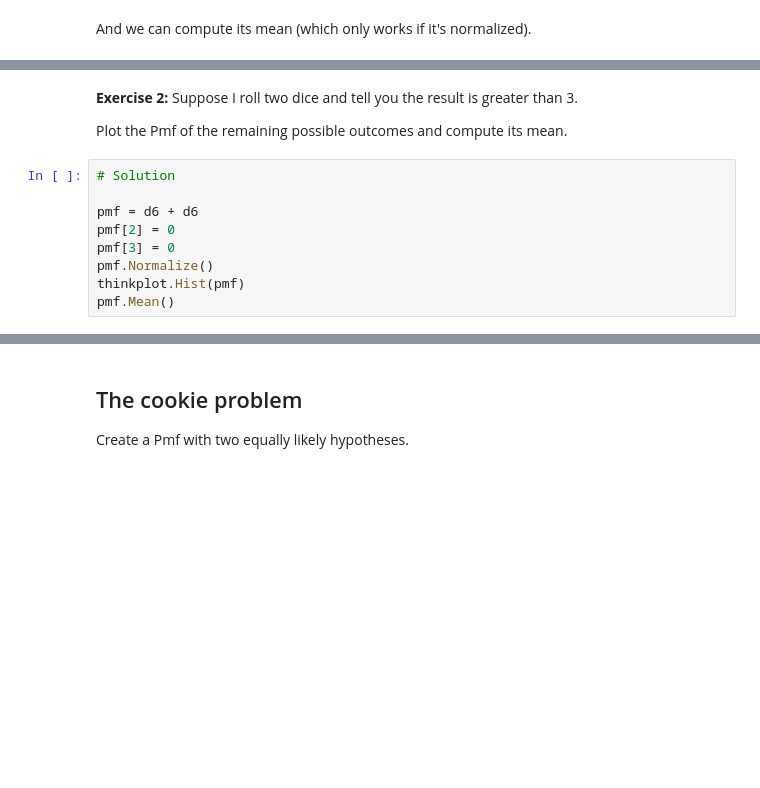
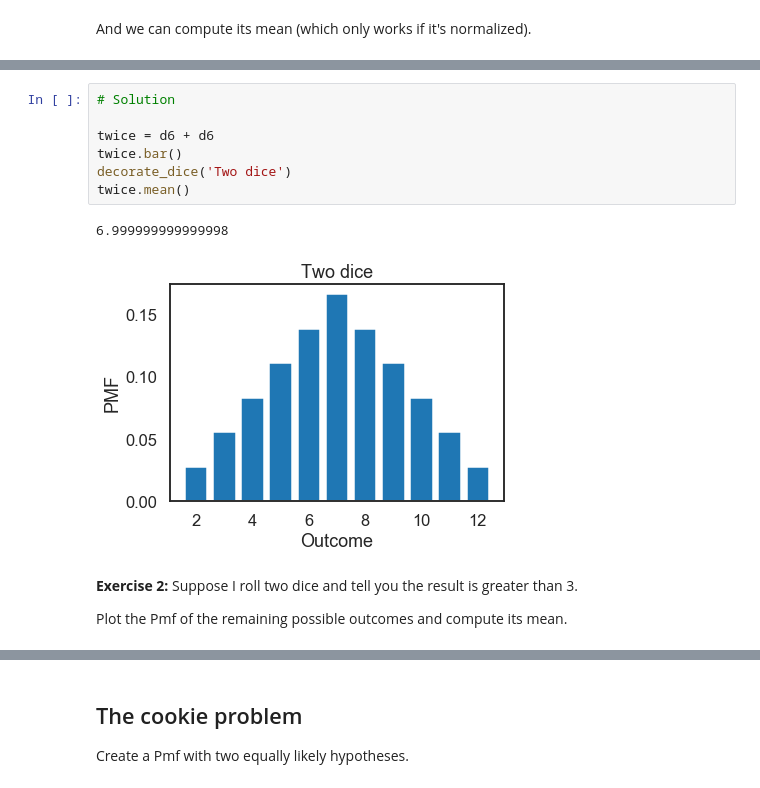
Before and after one commit to AllenDowney/BayesMadeSimple, a Jupyter notebook: workshop01soln.ipynb, the cells around one changed output, grey strips where cells are left out. Drawn from its saved outputs; the diff is of its cells as text; blank space fills up the shorter version.

```diff
--- a/workshop01soln.ipynb
+++ b/workshop01soln.ipynb
@@ -62,13 +238,14 @@ thinkplot.Hist(d6+d6)
+# %%
+# Solution
+
+twice = d6 + d6
+twice.bar()
+decorate_dice('Two dice')
+twice.mean()
+# %% [output]
+6.999999999999998
+[figure, added]
 # %% [markdown]
 **Exercise 2:** Suppose I roll two dice and tell you the result is greater than 3.
 
 Plot the Pmf of the remaining possible outcomes and compute its mean.
-# %%
-# Solution
-
-pmf = d6 + d6
-pmf[2] = 0
-pmf[3] = 0
-pmf.Normalize()
-thinkplot.Hist(pmf)
-pmf.Mean()
```
Also changed, not shown: parts of 74 cells of this notebook, 3 other files.
